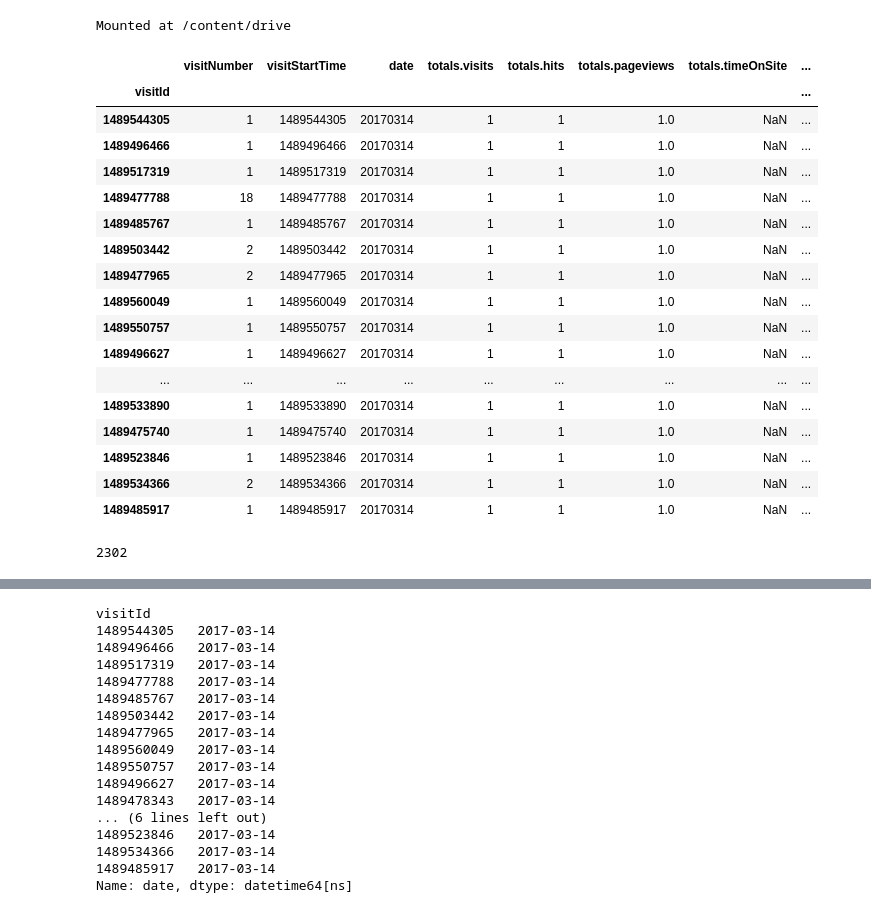
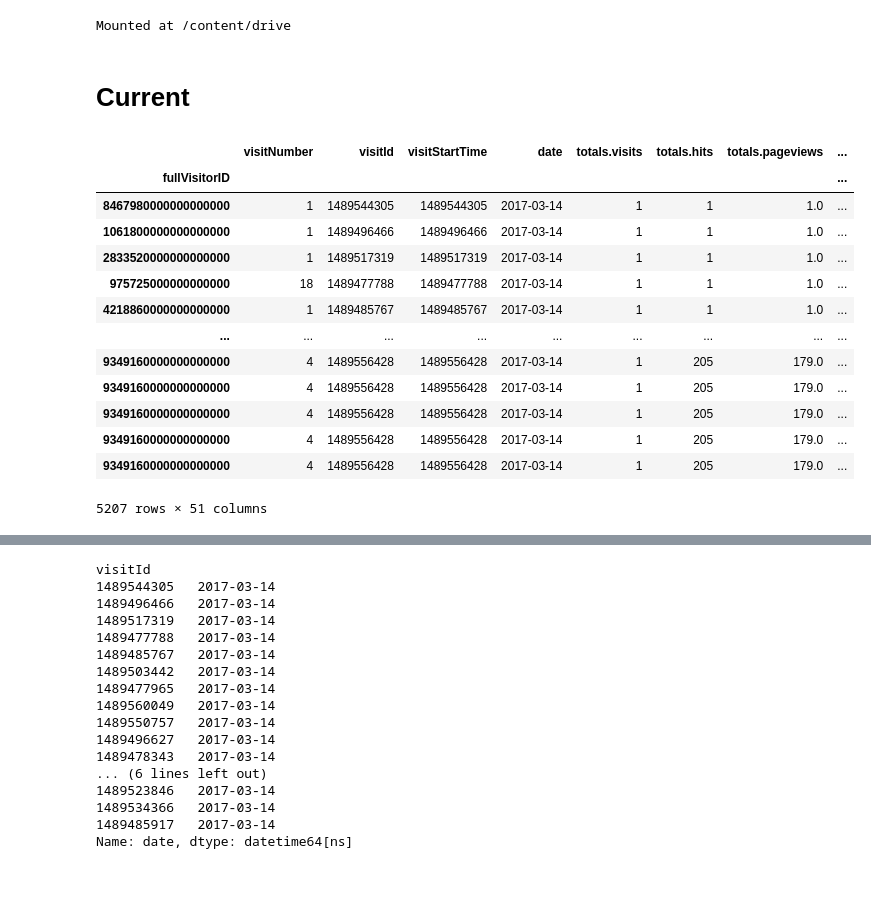
Before and after one commit to cmannnn/workhuman_data_analytic_canidate_exercise, a Jupyter notebook: workhuman_data_analytic_canidate_exercise.ipynb, the cells around one changed output, grey strips where cells are left out. Drawn from its saved outputs; the diff is of its cells as text; code cells hidden in the pictures; blank space fills up the shorter version.

```diff
--- a/workhuman_data_analytic_canidate_exercise.ipynb
+++ b/workhuman_data_analytic_canidate_exercise.ipynb
@@ -52,25 +53,0 @@ ds.drop(cols_to_drop, axis = 1, inplace = True)
-# %%
-ds.head(20)
-# %% [output]
-|  | visitNumber | visitStartTime | date | totals.visits | totals.hits | totals.pageviews | totals.timeOnSite | ... |
-| visitId |  |  |  |  |  |  |  | ... |
-| 1489544305 | 1 | 1489544305 | 20170314 | 1 | 1 | 1.0 | NaN | ... |
-| 1489496466 | 1 | 1489496466 | 20170314 | 1 | 1 | 1.0 | NaN | ... |
-| 1489517319 | 1 | 1489517319 | 20170314 | 1 | 1 | 1.0 | NaN | ... |
-| 1489477788 | 18 | 1489477788 | 20170314 | 1 | 1 | 1.0 | NaN | ... |
-| 1489485767 | 1 | 1489485767 | 20170314 | 1 | 1 | 1.0 | NaN | ... |
-| 1489503442 | 2 | 1489503442 | 20170314 | 1 | 1 | 1.0 | NaN | ... |
-| 1489477965 | 2 | 1489477965 | 20170314 | 1 | 1 | 1.0 | NaN | ... |
-| 1489560049 | 1 | 1489560049 | 20170314 | 1 | 1 | 1.0 | NaN | ... |
-| 1489550757 | 1 | 1489550757 | 20170314 | 1 | 1 | 1.0 | NaN | ... |
-| 1489496627 | 1 | 1489496627 | 20170314 | 1 | 1 | 1.0 | NaN | ... |
-| ... | ... | ... | ... | ... | ... | ... | ... | ... |
-| 1489533890 | 1 | 1489533890 | 20170314 | 1 | 1 | 1.0 | NaN | ... |
-| 1489475740 | 1 | 1489475740 | 20170314 | 1 | 1 | 1.0 | NaN | ... |
-| 1489523846 | 1 | 1489523846 | 20170314 | 1 | 1 | 1.0 | NaN | ... |
-| 1489534366 | 2 | 1489534366 | 20170314 | 1 | 1 | 1.0 | NaN | ... |
-| 1489485917 | 1 | 1489485917 | 20170314 | 1 | 1 | 1.0 | NaN | ... |
-# %%
-ds.index.nunique()
-# %% [output]
-2302
@@ -76,0 +56,21 @@ ds.index.nunique()
+# %% [markdown]
+# Current
+# %%
+df_grouped = df.groupby(df.index)
+# %%
+df_grouped.head()
+# %% [output]
+|  | visitNumber | visitId | visitStartTime | date | totals.visits | totals.hits | totals.pageviews | ... |
+| fullVisitorID |  |  |  |  |  |  |  | ... |
+| 8467980000000000000 | 1 | 1489544305 | 1489544305 | 2017-03-14 | 1 | 1 | 1.0 | ... |
+| 1061800000000000000 | 1 | 1489496466 | 1489496466 | 2017-03-14 | 1 | 1 | 1.0 | ... |
+| 2833520000000000000 | 1 | 1489517319 | 1489517319 | 2017-03-14 | 1 | 1 | 1.0 | ... |
+| 975725000000000000 | 18 | 1489477788 | 1489477788 | 2017-03-14 | 1 | 1 | 1.0 | ... |
+| 4218860000000000000 | 1 | 1489485767 | 1489485767 | 2017-03-14 | 1 | 1 | 1.0 | ... |
+| ... | ... | ... | ... | ... | ... | ... | ... | ... |
+| 9349160000000000000 | 4 | 1489556428 | 1489556428 | 2017-03-14 | 1 | 205 | 179.0 | ... |
+| 9349160000000000000 | 4 | 1489556428 | 1489556428 | 2017-03-14 | 1 | 205 | 179.0 | ... |
+| 9349160000000000000 | 4 | 1489556428 | 1489556428 | 2017-03-14 | 1 | 205 | 179.0 | ... |
+| 9349160000000000000 | 4 | 1489556428 | 1489556428 | 2017-03-14 | 1 | 205 | 179.0 | ... |
+| 9349160000000000000 | 4 | 1489556428 | 1489556428 | 2017-03-14 | 1 | 205 | 179.0 | ... |
+5207 rows × 51 columns
```
Also changed, not shown: parts of 21 cells of this notebook.
